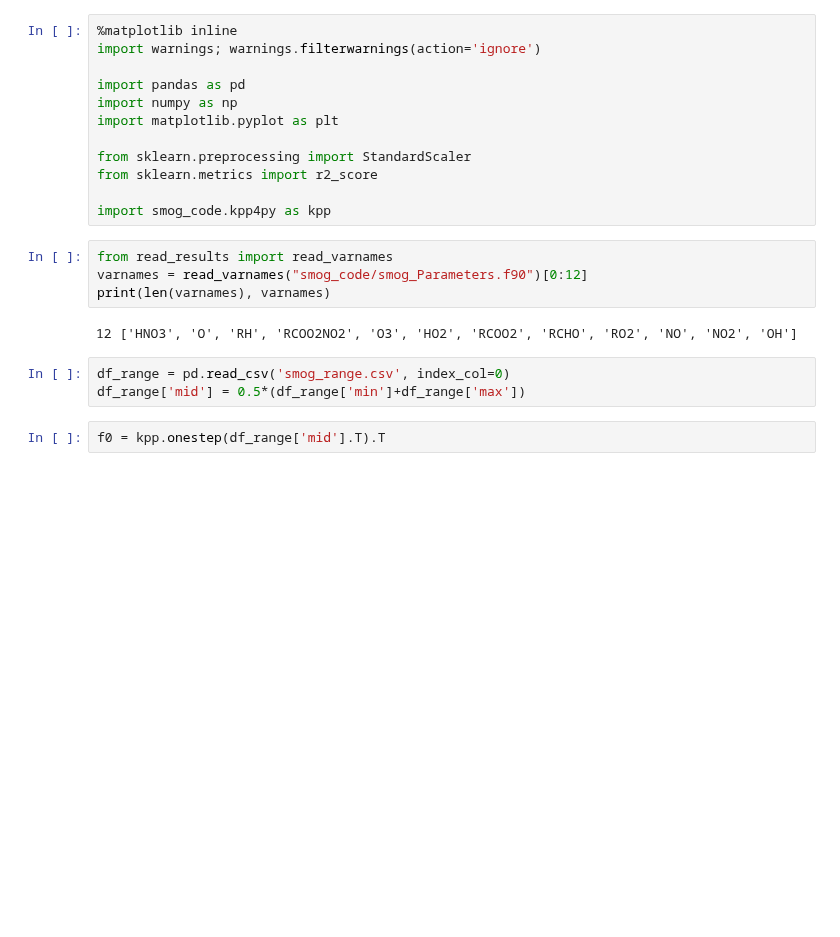
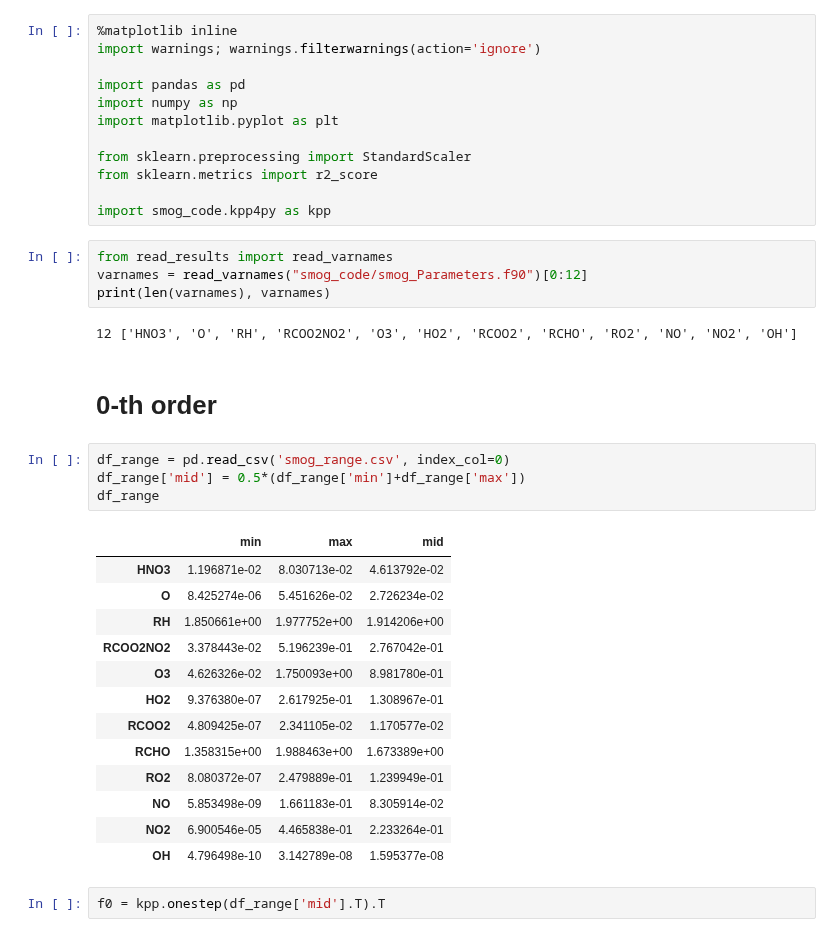
Before and after one commit to JiaweiZhuang/KPP, a Jupyter notebook: my_tests/smog/try_HDMR.ipynb, the cells around one changed output. Cells and saved outputs as stored; diff of their text form; blank space fills up the shorter version.

```diff
--- a/my_tests/smog/try_HDMR.ipynb
+++ b/my_tests/smog/try_HDMR.ipynb
@@ -16,8 +16,25 @@ varnames = read_varnames("smog_code/smog_Parameters.f90")[0:12]
 print(len(varnames), varnames)
 # %% [output]
 12 ['HNO3', 'O', 'RH', 'RCOO2NO2', 'O3', 'HO2', 'RCOO2', 'RCHO', 'RO2', 'NO', 'NO2', 'OH']
+# %% [markdown]
+# 0-th order
 # %%
 df_range = pd.read_csv('smog_range.csv', index_col=0)
 df_range['mid'] = 0.5*(df_range['min']+df_range['max'])
+df_range
+# %% [output]
+|  | min | max | mid |
+| HNO3 | 1.196871e-02 | 8.030713e-02 | 4.613792e-02 |
+| O | 8.425274e-06 | 5.451626e-02 | 2.726234e-02 |
+| RH | 1.850661e+00 | 1.977752e+00 | 1.914206e+00 |
+| RCOO2NO2 | 3.378443e-02 | 5.196239e-01 | 2.767042e-01 |
+| O3 | 4.626326e-02 | 1.750093e+00 | 8.981780e-01 |
+| HO2 | 9.376380e-07 | 2.617925e-01 | 1.308967e-01 |
+| RCOO2 | 4.809425e-07 | 2.341105e-02 | 1.170577e-02 |
+| RCHO | 1.358315e+00 | 1.988463e+00 | 1.673389e+00 |
+| RO2 | 8.080372e-07 | 2.479889e-01 | 1.239949e-01 |
+| NO | 5.853498e-09 | 1.661183e-01 | 8.305914e-02 |
+| NO2 | 6.900546e-05 | 4.465838e-01 | 2.233264e-01 |
+| OH | 4.796498e-10 | 3.142789e-08 | 1.595377e-08 |
 # %%
 f0 = kpp.onestep(df_range['mid'].T).T
```
Also changed, not shown: parts of 7 cells of this notebook.
